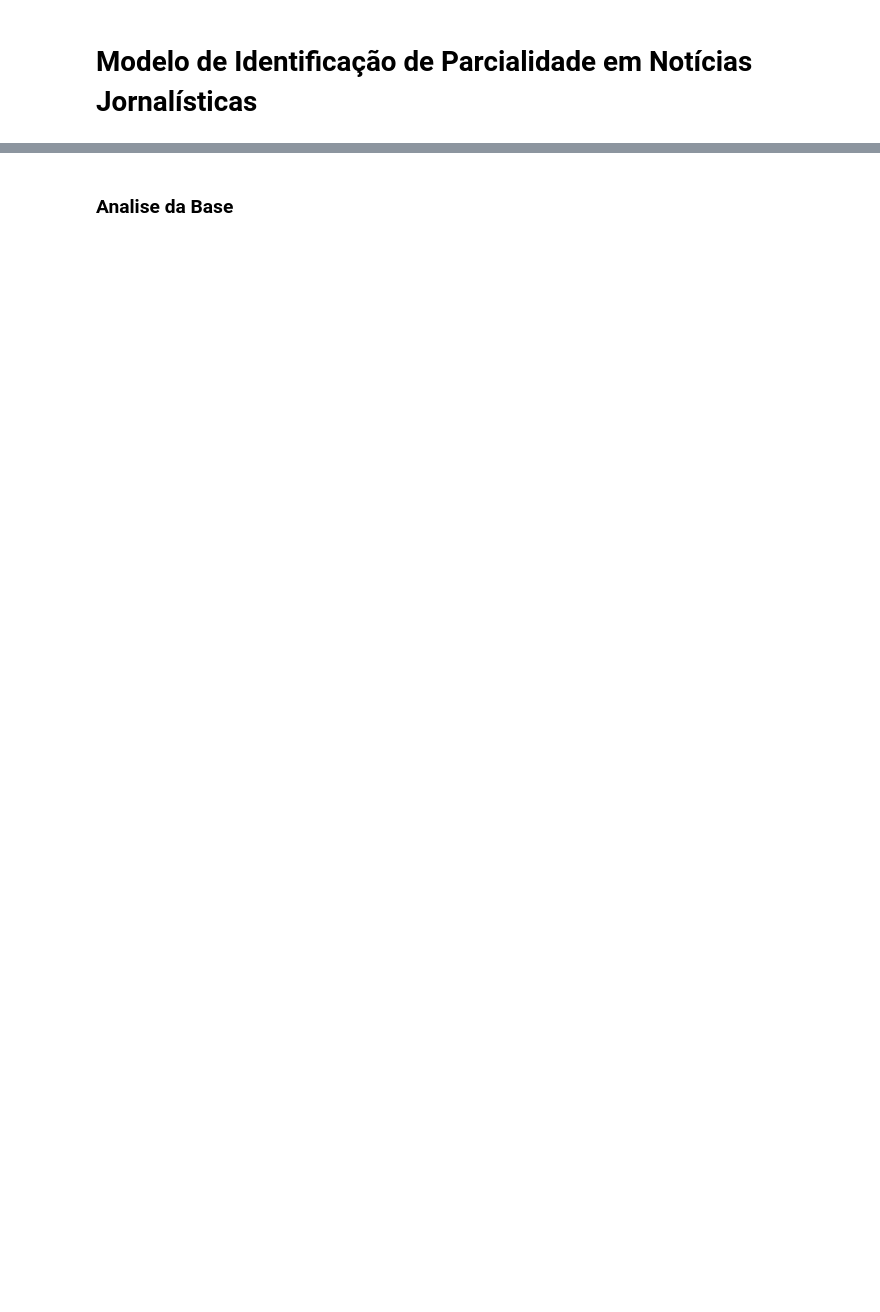
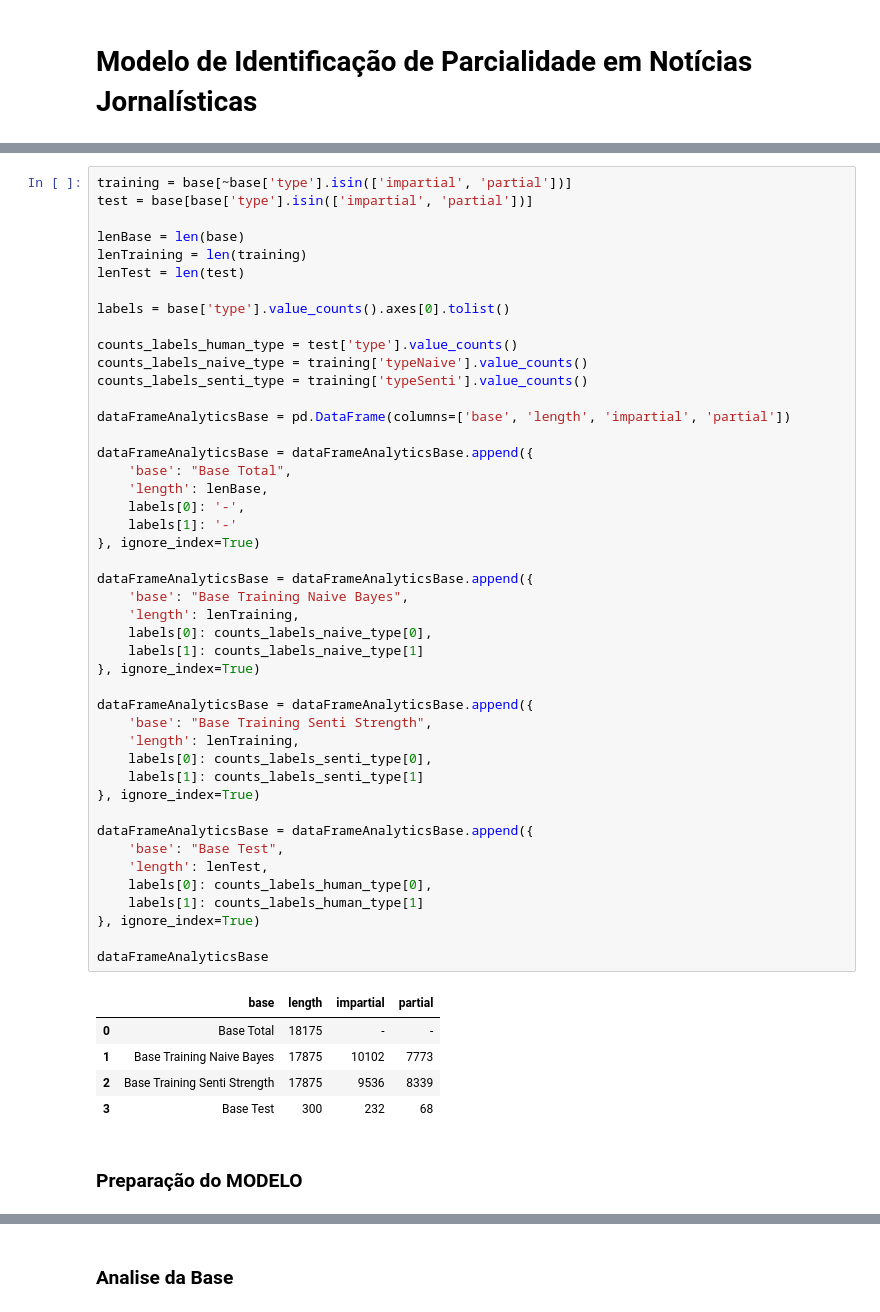
Before and after one commit to JosueSantos/impartiality_discovery, a Jupyter notebook: ImpartialityDiscovery.ipynb, the cells around one changed output, grey strips where cells are left out. Drawn from its saved outputs; the diff is of its cells as text; blank space fills up the shorter version.

```diff
--- a/ImpartialityDiscovery.ipynb
+++ b/ImpartialityDiscovery.ipynb
@@ -269,0 +139,53 @@ Tamanhos Máximo das Notícias da Base:
+# %%
+training = base[~base['type'].isin(['impartial', 'partial'])]
+test = base[base['type'].isin(['impartial', 'partial'])]
+
+lenBase = len(base)
+lenTraining = len(training)
+lenTest = len(test)
+
+labels = base['type'].value_counts().axes[0].tolist()
+
+counts_labels_human_type = test['type'].value_counts()
+counts_labels_naive_type = training['typeNaive'].value_counts()
+counts_labels_senti_type = training['typeSenti'].value_counts()
+
+dataFrameAnalyticsBase = pd.DataFrame(columns=['base', 'length', 'impartial', 'partial'])
+
+dataFrameAnalyticsBase = dataFrameAnalyticsBase.append({
+    'base': "Base Total",
+    'length': lenBase,
+    labels[0]: '-',
+    labels[1]: '-'
+}, ignore_index=True)
+
+dataFrameAnalyticsBase = dataFrameAnalyticsBase.append({
+    'base': "Base Training Naive Bayes",
+    'length': lenTraining,
+    labels[0]: counts_labels_naive_type[0],
+    labels[1]: counts_labels_naive_type[1]
+}, ignore_index=True)
+
+dataFrameAnalyticsBase = dataFrameAnalyticsBase.append({
+    'base': "Base Training Senti Strength",
+    'length': lenTraining,
+    labels[0]: counts_labels_senti_type[0],
+    labels[1]: counts_labels_senti_type[1]
+}, ignore_index=True)
+
+dataFrameAnalyticsBase = dataFrameAnalyticsBase.append({
+    'base': "Base Test",
+    'length': lenTest,
+    labels[0]: counts_labels_human_type[0],
+    labels[1]: counts_labels_human_type[1]
+}, ignore_index=True)
+
+dataFrameAnalyticsBase
+# %% [output]
+|  | base | length | impartial | partial |
+| 0 | Base Total | 18175 | - | - |
+| 1 | Base Training Naive Bayes | 17875 | 10102 | 7773 |
+| 2 | Base Training Senti Strength | 17875 | 9536 | 8339 |
+| 3 | Base Test | 300 | 232 | 68 |
+# %% [markdown]
+### Preparação do MODELO
```
Also changed, not shown: parts of 41 cells of this notebook.
